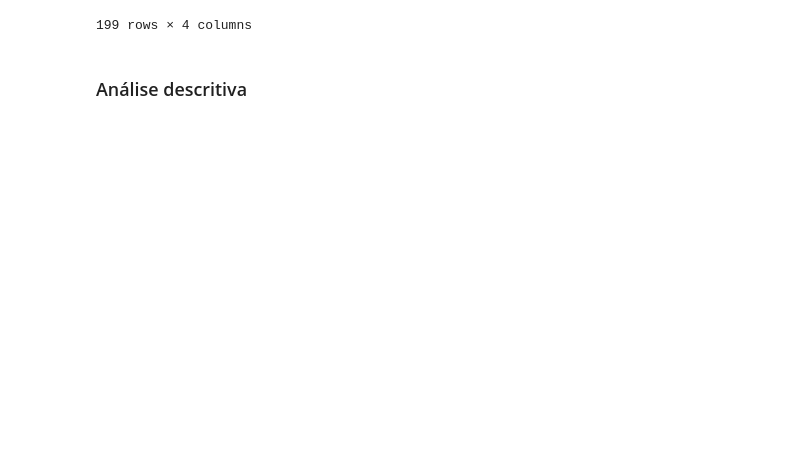
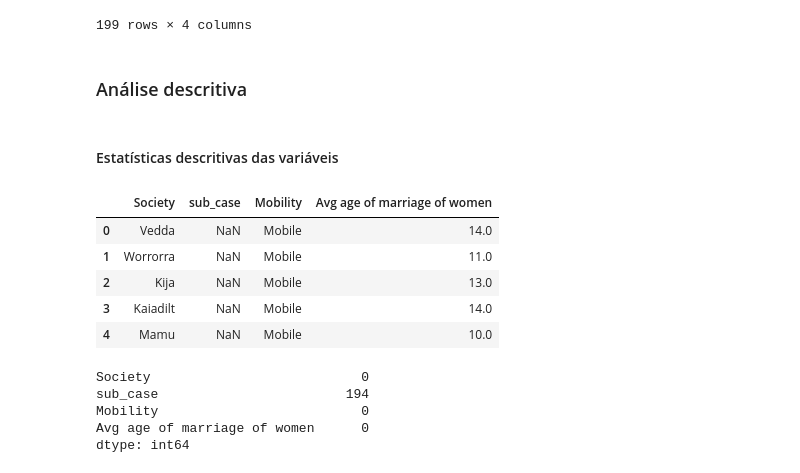
Before and after one commit to gabriel-nbr/MCI, a Jupyter notebook: Trabalho1.ipynb, the cells around one changed output. Cells and saved outputs as stored; diff of their text form; code cells hidden in the pictures; blank space fills up the shorter version.

Commit message:
Comecei a análise descritiva dos dados

```diff
--- a/Trabalho1.ipynb
+++ b/Trabalho1.ipynb
@@ -161,3 +163,23 @@ df_teste
 199 rows × 4 columns
 # %% [markdown]
 ### Análise descritiva
+# %% [markdown]
+#### Estatísticas descritivas das variáveis
+# %%
+df_teste.head()
+# %% [output]
+|  | Society | sub_case | Mobility | Avg age of marriage of women |
+| 0 | Vedda | NaN | Mobile | 14.0 |
+| 1 | Worrorra | NaN | Mobile | 11.0 |
+| 2 | Kija | NaN | Mobile | 13.0 |
+| 3 | Kaiadilt | NaN | Mobile | 14.0 |
+| 4 | Mamu | NaN | Mobile | 10.0 |
+# %%
+# Missing values
+print(df_teste.isnull().sum())
+# %% [output]
+Society                           0
+sub_case                        194
+Mobility                          0
+Avg age of marriage of women      0
+dtype: int64
```
Also changed, not shown: parts of 9 cells of this notebook.
